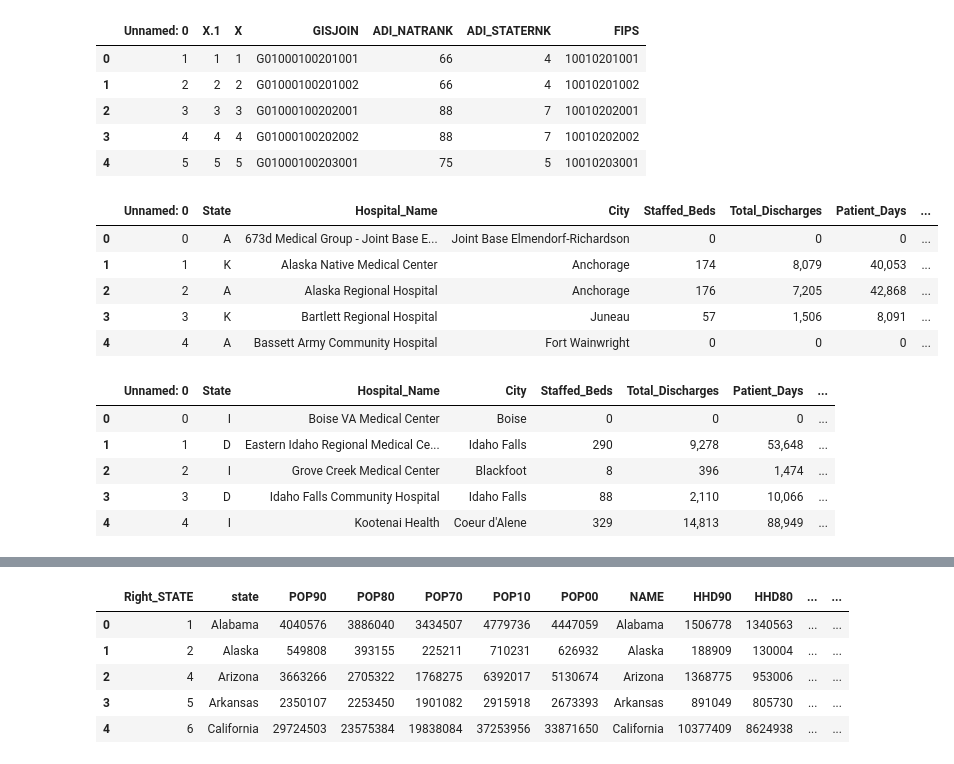
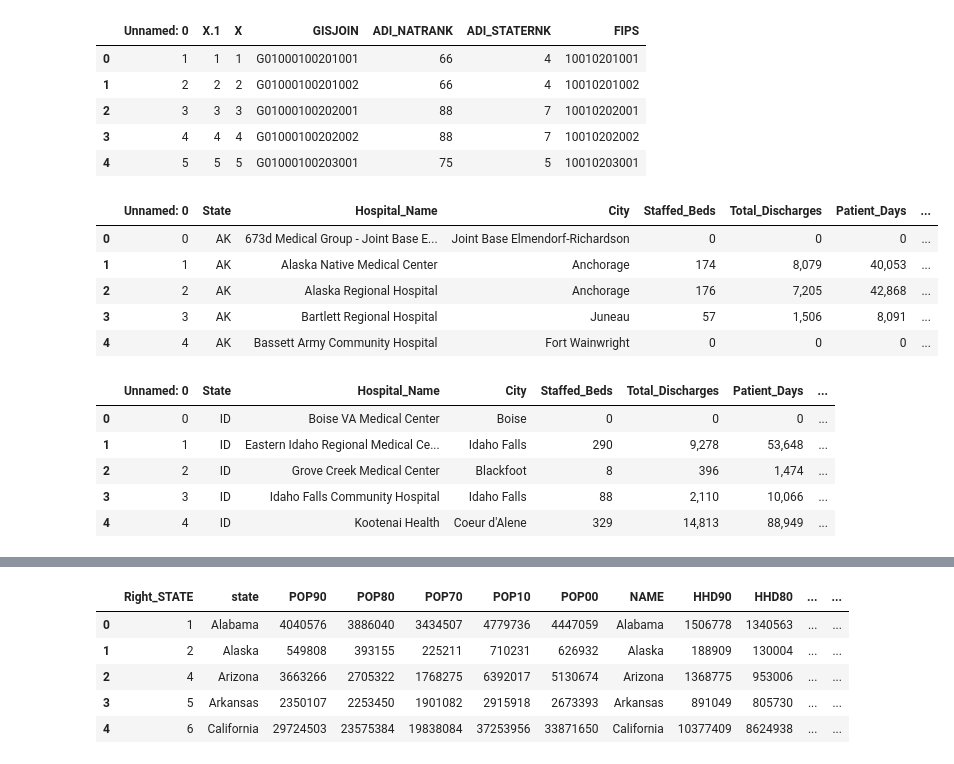
Before and after one commit to jaclynchiu7/HMS-MGH-Capstone-Project, a Jupyter notebook: data_processing/combine_states.ipynb, the cells around one changed output, grey strips where cells are left out. Saved outputs shown, nothing was run; the diff lists cells and outputs as text; code cells hidden in the pictures.

```diff
--- a/data_processing/combine_states.ipynb
+++ b/data_processing/combine_states.ipynb
@@ -19,29 +19,25 @@ df_adi.head()
 | 4 | 5 | 5 | 5 | G01000100203001 | 75 | 5 | 10010203001 |
 # %%
 # AHD AK to IA
-ahd_path = 'D:/UCLA/Capstone/HMS-MGH-Capstone-Project/datasets/AHD_Data/Alaska_to_Iowa/'
-full_path = os.path.join(ahd_path, '*.csv')
 
 all_ahd_files = glob.glob('D:/UCLA/Capstone/HMS-MGH-Capstone-Project/datasets/AHD_Data/AK_to_IA/' + "*.csv")
 all_ahd_files = [f.replace("\\", "/") for f in all_ahd_files]
 
-ahd_AK_IA_dfs = []
+ahd_AK_to_IA_dfs = []
 for filename in all_ahd_files:
     df = pd.read_csv(filename)
-    ahd_AK_IA_dfs.append(df)
+    ahd_AK_to_IA_dfs.append(df)
 
-ahd_AK_IA_dfs[0].head()
+ahd_AK_to_IA_dfs[0].head()
 # %% [output]
 |  | Unnamed: 0 | State | Hospital_Name | City | Staffed_Beds | Total_Discharges | Patient_Days | ... |
-| 0 | 0 | A | 673d Medical Group - Joint Base E... | Joint Base Elmendorf-Richardson | 0 | 0 | 0 | ... |
-| 1 | 1 | K | Alaska Native Medical Center | Anchorage | 174 | 8,079 | 40,053 | ... |
-| 2 | 2 | A | Alaska Regional Hospital | Anchorage | 176 | 7,205 | 42,868 | ... |
-| 3 | 3 | K | Bartlett Regional Hospital | Juneau | 57 | 1,506 | 8,091 | ... |
-| 4 | 4 | A | Bassett Army Community Hospital | Fort Wainwright | 0 | 0 | 0 | ... |
+| 0 | 0 | AK | 673d Medical Group - Joint Base E... | Joint Base Elmendorf-Richardson | 0 | 0 | 0 | ... |
+| 1 | 1 | AK | Alaska Native Medical Center | Anchorage | 174 | 8,079 | 40,053 | ... |
+| 2 | 2 | AK | Alaska Regional Hospital | Anchorage | 176 | 7,205 | 42,868 | ... |
+| 3 | 3 | AK | Bartlett Regional Hospital | Juneau | 57 | 1,506 | 8,091 | ... |
+| 4 | 4 | AK | Bassett Army Community Hospital | Fort Wainwright | 0 | 0 | 0 | ... |
 # %%
 # AHD ID to MP
-ahd_path = 'D:/UCLA/Capstone/HMS-MGH-Capstone-Project/datasets/AHD_Data/ID_to_MP/'
-full_path = os.path.join(ahd_path, '*.csv')
 
 all_ahd_files = glob.glob('D:/UCLA/Capstone/HMS-MGH-Capstone-Project/datasets/AHD_Data/ID_to_MP/' + "*.csv")
 all_ahd_files = [f.replace("\\", "/") for f in all_ahd_files]
@@ -54,8 +50,8 @@ for filename in all_ahd_files:
 ahd_ID_to_MP_dfs[0].head()
 # %% [output]
 |  | Unnamed: 0 | State | Hospital_Name | City | Staffed_Beds | Total_Discharges | Patient_Days | ... |
-| 0 | 0 | I | Boise VA Medical Center | Boise | 0 | 0 | 0 | ... |
-| 1 | 1 | D | Eastern Idaho Regional Medical Ce... | Idaho Falls | 290 | 9,278 | 53,648 | ... |
-| 2 | 2 | I | Grove Creek Medical Center | Blackfoot | 8 | 396 | 1,474 | ... |
-| 3 | 3 | D | Idaho Falls Community Hospital | Idaho Falls | 88 | 2,110 | 10,066 | ... |
-| 4 | 4 | I | Kootenai Health | Coeur d'Alene | 329 | 14,813 | 88,949 | ... |
+| 0 | 0 | ID | Boise VA Medical Center | Boise | 0 | 0 | 0 | ... |
+| 1 | 1 | ID | Eastern Idaho Regional Medical Ce... | Idaho Falls | 290 | 9,278 | 53,648 | ... |
+| 2 | 2 | ID | Grove Creek Medical Center | Blackfoot | 8 | 396 | 1,474 | ... |
+| 3 | 3 | ID | Idaho Falls Community Hospital | Idaho Falls | 88 | 2,110 | 10,066 | ... |
+| 4 | 4 | ID | Kootenai Health | Coeur d'Alene | 329 | 14,813 | 88,949 | ... |
```
Also changed, not shown: parts of 10 cells of this notebook, 1 other file.
